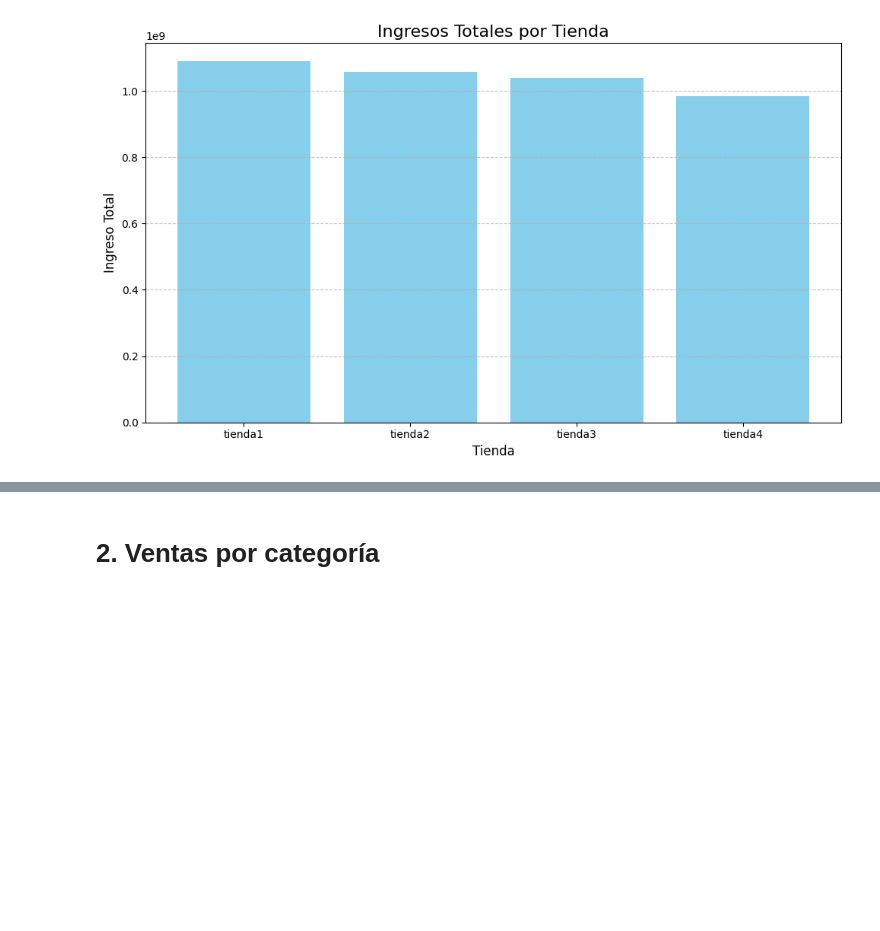
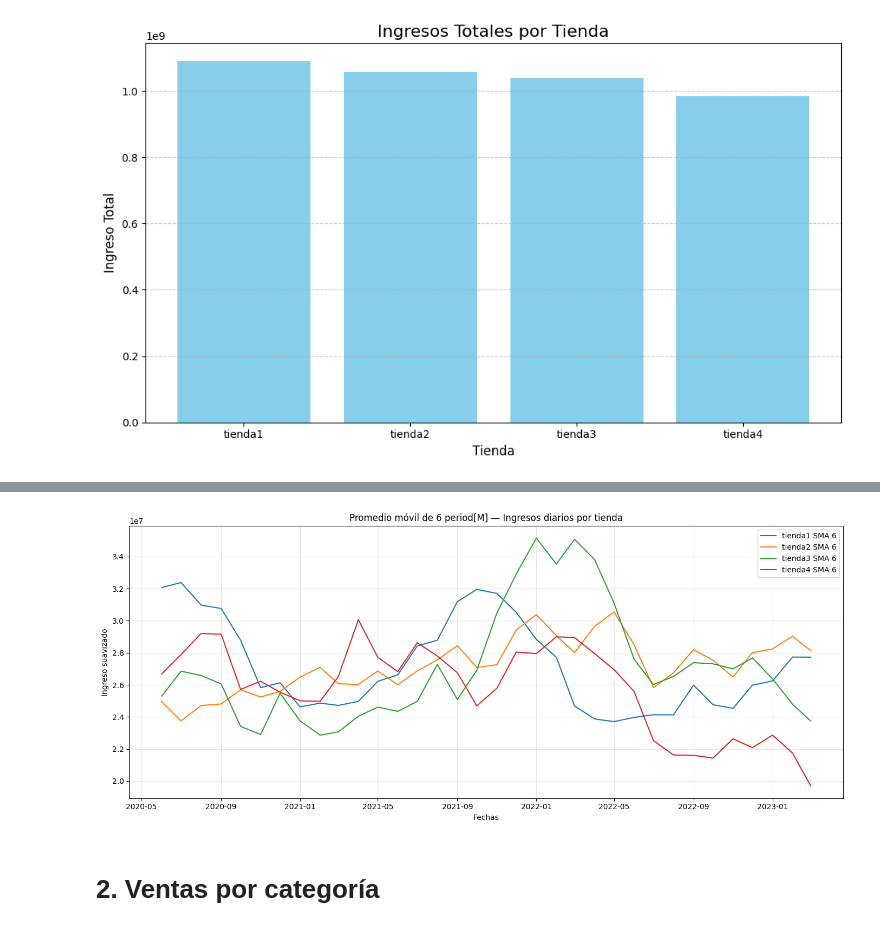
Before and after one commit to JCSR2022/challenge1-data-science-Alura, a Jupyter notebook: AluraStoreLatam.ipynb, the cells around one changed output, grey strips where cells are left out. Drawn from its saved outputs; the diff is of its cells as text; code cells hidden in the pictures; blank space fills up the shorter version.

```diff
--- a/AluraStoreLatam.ipynb
+++ b/AluraStoreLatam.ipynb
@@ -440,3 +511,42 @@ La  tienda4 tiene un total de ventas de 983058300.0
+# %%
+def plot_ingresos_suavizados(df, window=30):
+    """
+    Grafica el promedio móvil de *window* periodos para ingresos  por tienda.
+
+    df: DataFrame con columna 'tiempo' y columnas numéricas de tiendas.
+    window: ventana de timepo, ej: si tiempo dias 30dias,  si semanas 30 semanas.
+    """
+    # Asegurar copia
+    df = df.copy()
+    periodo = df_ingresos['time'].dtype.name
+
+    # Si "fecha" es Period, convertir a timestamp
+    if df['time'].dtype.name.startswith("period"):
+        df['time'] = df['time'].dt.to_timestamp()
+
+    # Calcular SMA para todas las columnas excepto fecha
+    tiendas = df.drop(columns='time').columns
+    for col in tiendas:
+        df[col + f"_SMA{window}"] = df[col].rolling(window=window).mean()
+
+    plt.figure(figsize=(14, 6))
+
+    # Graficar el promedio móvil
+    for col in tiendas:
+        plt.plot(df["time"], df[col + f"_SMA{window}"], label=f"{col} SMA {window}")
+
+    plt.title(f"Promedio móvil de {window} {periodo} — Ingresos diarios por tienda")
+    plt.xlabel("Fechas")
+    plt.ylabel("Ingreso suavizado")
+    plt.legend()
+    plt.grid(True, alpha=0.3)
+    plt.tight_layout()
+    plt.show()
+
+df_ingresos  = ingresos_por_tienda_y_tiempo(all_data,"M")
+plot_ingresos_suavizados(df_ingresos,window=6 )
+# %% [output]
+[figure, added]
 # %% [markdown]
 # 2. Ventas por categoría
 # %%
```
Also changed, not shown: parts of 5 cells of this notebook.
